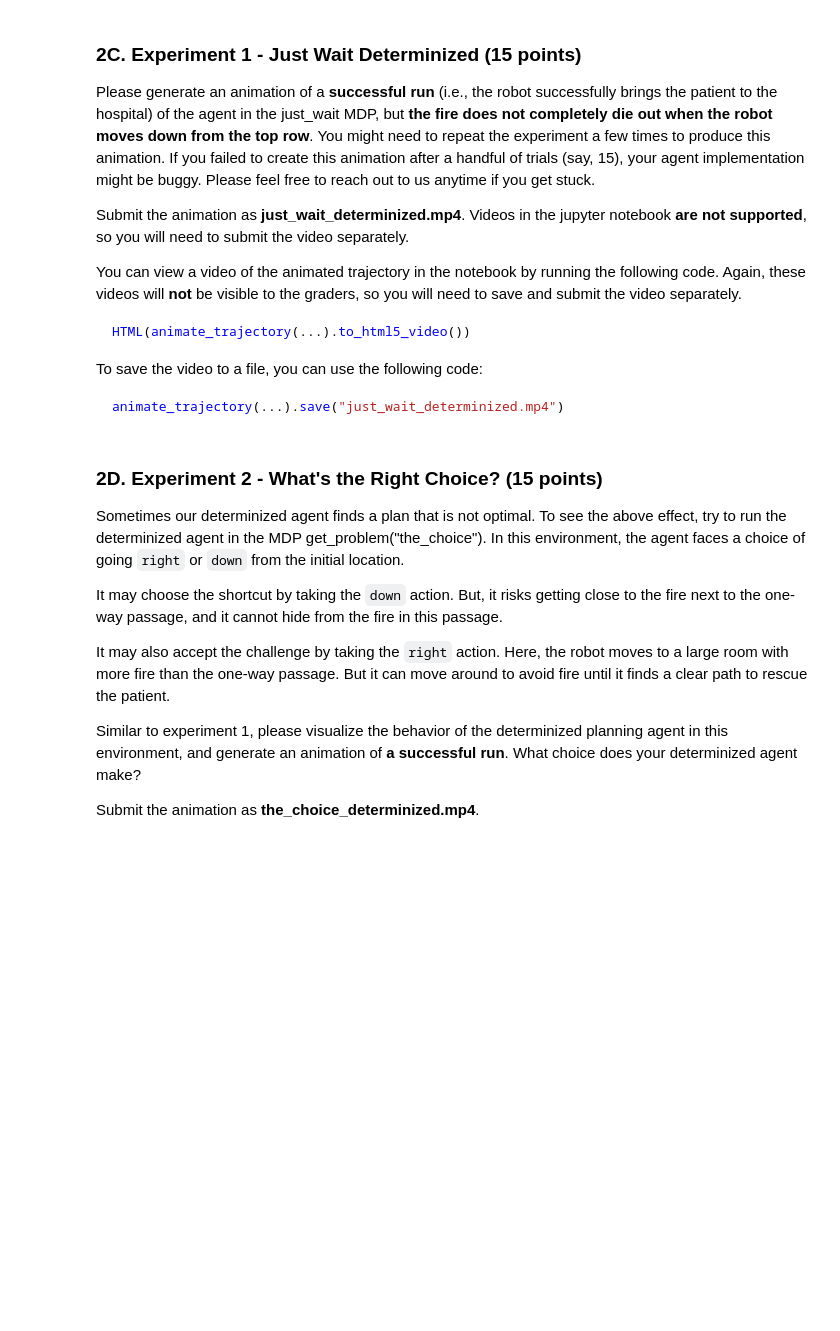
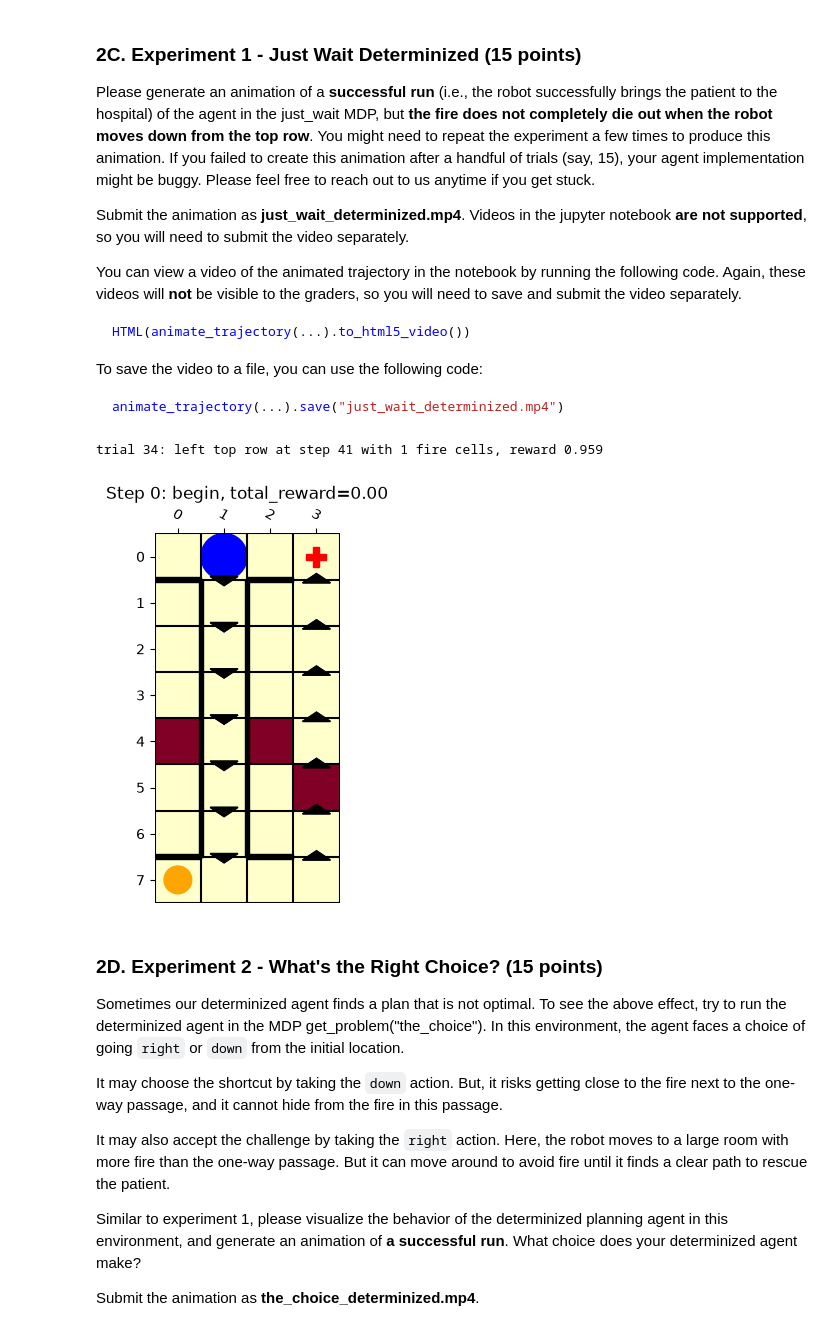
Before and after one commit to nathanalam/padm_local_f26, a Jupyter notebook: homeworks/proj2/Project02_release.ipynb, the cells around one changed output. Drawn from its saved outputs; the diff is of its cells as text; code cells hidden in the pictures; blank space fills up the shorter version.

````diff
--- a/homeworks/proj2/Project02_release.ipynb
+++ b/homeworks/proj2/Project02_release.ipynb
@@ -124,6 +132,18 @@ Please come up with a better heuristic, and show that it outperforms the origina
 We have not defined in this question what it means to "outperform" here, so this is a free-form answer. You are welcome to add extra instrumentation to any of the classes to help with analysis, although our solution does not require that.
 
 For reference, our heuristic is **12** line(s) of code.
+# %%
+def manhatten_distance(a: Tuple[int, int], b: Tuple[int, int]):
+    return abs(a[0] - b[0]) + abs(a[1] - b[1])
+
+def manhattan_heuristic(problem: PathCostProblem, state: State) -> float:
+    pickup_problem: PickupProblem = problem
+    pickup_problem_state: PickupProblemState = state
+
+    if pickup_problem_state.carried_patient:
+        return manhatten_distance(pickup_problem_state.robot_loc, pickup_problem.hospital_loc)
+    else:
+        return manhatten_distance(pickup_problem_state.robot_loc, pickup_problem.patient_loc) + manhatten_distance(pickup_problem.patient_loc, pickup_problem.hospital_loc)
 # %%
 def run_astar_search_faster(problem: PathCostProblem, step_budget: int = 10000) -> Tuple[List[State], List[Action], List[float], int]:
     """A* search.
@@ -303,7 +340,15 @@ class FireMDPDeterminizedAStarAgent(Agent):
     def determinized_problem(self,
                              state: FireMDPState) -> DeterminizedFireMDP:
         """Returns a determinized approximation of the fire MDP."""
-        raise NotImplementedError()
+        new_pickup_problem = dataclasses.replace(
+            self.problem.pickup_problem,
+            initial_robot_loc=state.robot_loc,
+            patient_loc=state.robot_loc if state.carried_patient else self.problem.pickup_problem.patient_loc,
+        )
+        new_fire_state = dataclasses.replace(self.problem.fire_process,
+                                     initial_fire_grid=state.fire_grid)
+
+        return DeterminizedFireMDP(new_pickup_problem, new_fire_state)
 
     def act(self, state: FireMDPState) -> Action:
         problem = self.determinized_problem(state)
@@ -340,7 +385,30 @@ To save the video to a file, you can use the following code:
 animate_trajectory(...).save("just_wait_determinized.mp4")
 ```
 # %%
-raise NotImplementedError()
+problem = get_problem("just_wait")
+agent = FireMDPDeterminizedAStarAgent(problem)
+
+for trial in range(60):
+    states, actions, total = run_agent_on_problem(problem, agent, verbose=False)
+    if not problem.succeeded(states[-1]):
+        continue
+    leave = None
+    for i, s in enumerate(states):
+        if s.robot_loc[0] > 0:
+            leave = i
+    if leave is None:
+        continue
+    if states[leave].fire_grid.any():
+        print(f"trial {trial}: left top row at step {leave} with "
+              f"{states[leave].fire_grid.sum()} fire cells, reward {total:.3f}")
+        break
+else:
+    raise RuntimeError("no qualifying run; try again")
+
+animate_trajectory(problem, (states, actions)).save("just_wait_determinized.mp4")
+# %% [output]
+trial 34: left top row at step 41 with 1 fire cells, reward 0.959
+[figure, added]
 # %% [markdown]
 ### <a id="choice"></a> 2D. Experiment 2 - What's the Right Choice? (15 points) ###
 
````
Also changed, not shown: parts of 15 cells of this notebook, 7 other files.
